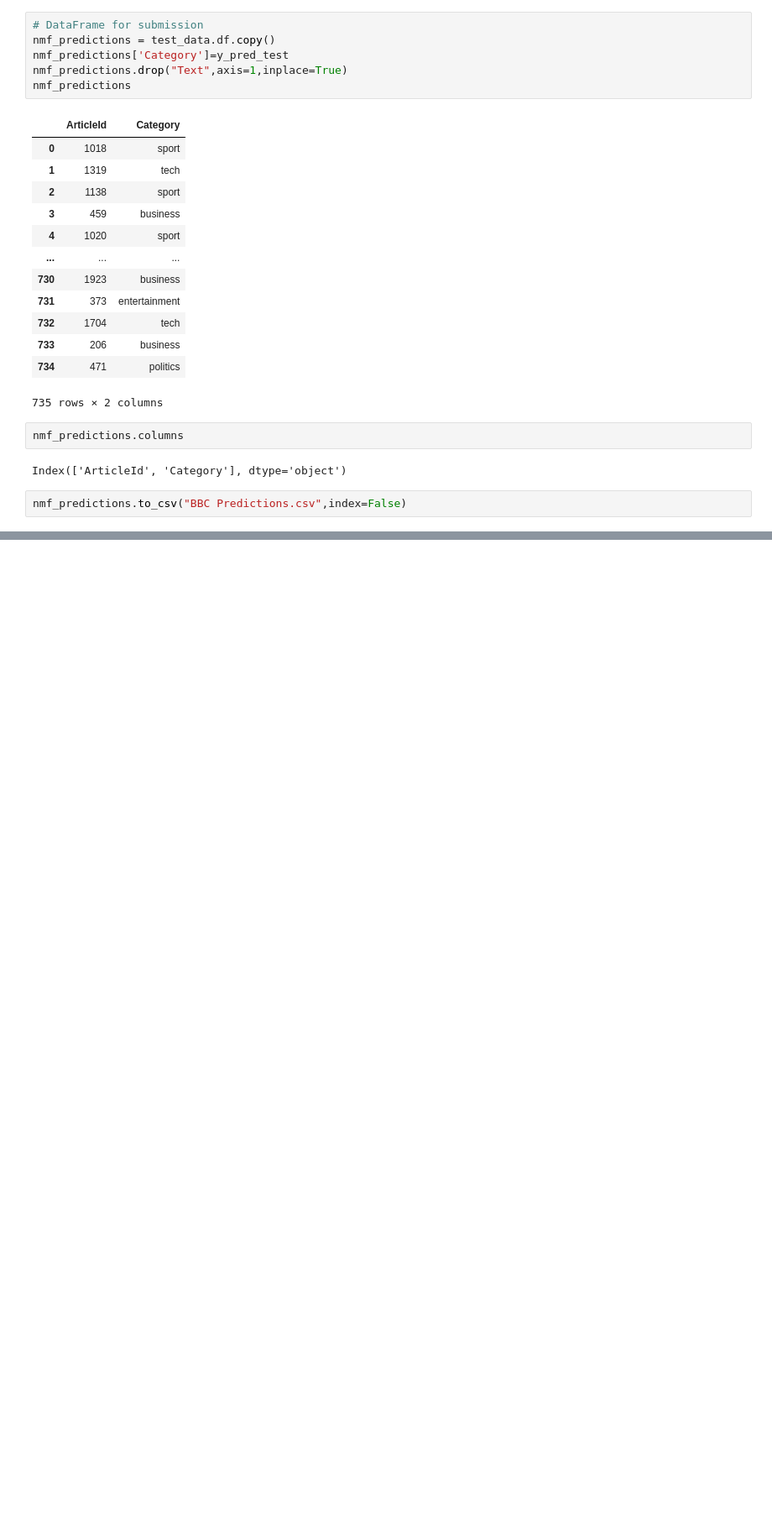
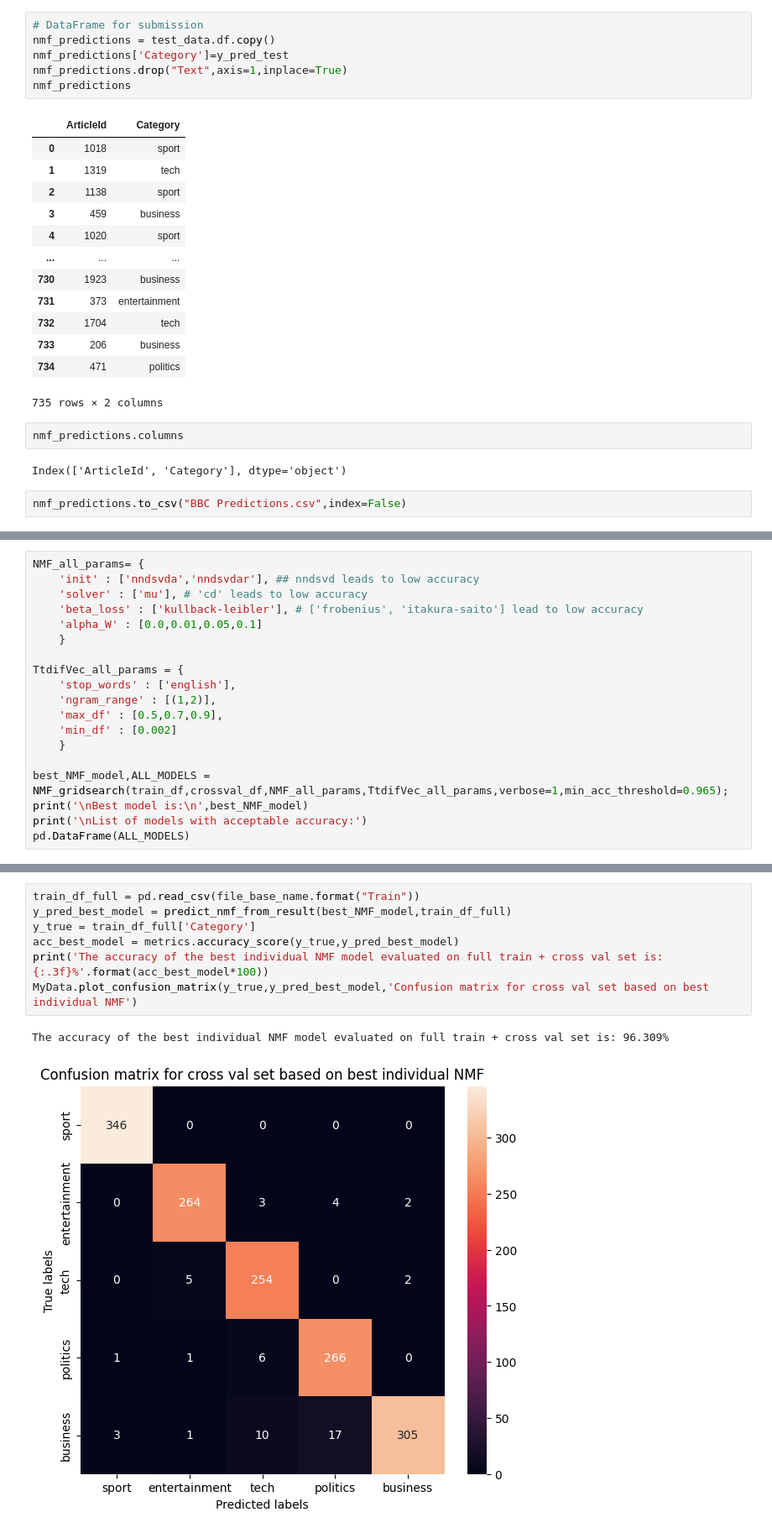
Before and after one commit to yasuomaidana/introduction-to-machine-learning, a Jupyter notebook: Unsupervised Algorithms in Machine Learning/BBC News Classification/BBC text classification.ipynb, the cells around one changed output, grey strips where cells are left out. Shown at 84% size. Drawn from its saved outputs; the diff is of its cells as text; blank space fills up the shorter version.

```diff
--- a/Unsupervised Algorithms in Machine Learning/BBC News Classification/BBC text classification.ipynb
+++ b/Unsupervised Algorithms in Machine Learning/BBC News Classification/BBC text classification.ipynb
@@ -1168,0 +1284,19 @@ nmf_predictions.to_csv("BBC Predictions.csv",index=False)
+# %%
+NMF_all_params= {
+    'init' : ['nndsvda','nndsvdar'], ## nndsvd leads to low accuracy
+    'solver' : ['mu'], # 'cd' leads to low accuracy
+    'beta_loss' : ['kullback-leibler'], # ['frobenius', 'itakura-saito'] lead to low accuracy
+    'alpha_W' : [0.0,0.01,0.05,0.1]
+    }
+
+TtdifVec_all_params = {
+    'stop_words' : ['english'],
+    'ngram_range' : [(1,2)],
+    'max_df' : [0.5,0.7,0.9],
+    'min_df' : [0.002]
+    }
+
+best_NMF_model,ALL_MODELS = NMF_gridsearch(train_df,crossval_df,NMF_all_params,TtdifVec_all_params,verbose=1,min_acc_threshold=0.965);
+print('\nBest model is:\n',best_NMF_model)
+print('\nList of models with acceptable accuracy:')
+pd.DataFrame(ALL_MODELS)
@@ -1168,0 +1330,10 @@ nmf_predictions.to_csv("BBC Predictions.csv",index=False)
+# %%
+train_df_full = pd.read_csv(file_base_name.format("Train"))
+y_pred_best_model = predict_nmf_from_result(best_NMF_model,train_df_full)
+y_true = train_df_full['Category']
+acc_best_model = metrics.accuracy_score(y_true,y_pred_best_model)
+print('The accuracy of the best individual NMF model evaluated on full train + cross val set is: {:.3f}%'.format(acc_best_model*100))
+MyData.plot_confusion_matrix(y_true,y_pred_best_model,'Confusion matrix for cross val set based on best individual NMF')
+# %% [output]
+The accuracy of the best individual NMF model evaluated on full train + cross val set is: 96.309%
+[figure, added]
```
Also changed, not shown: parts of 15 cells of this notebook.
